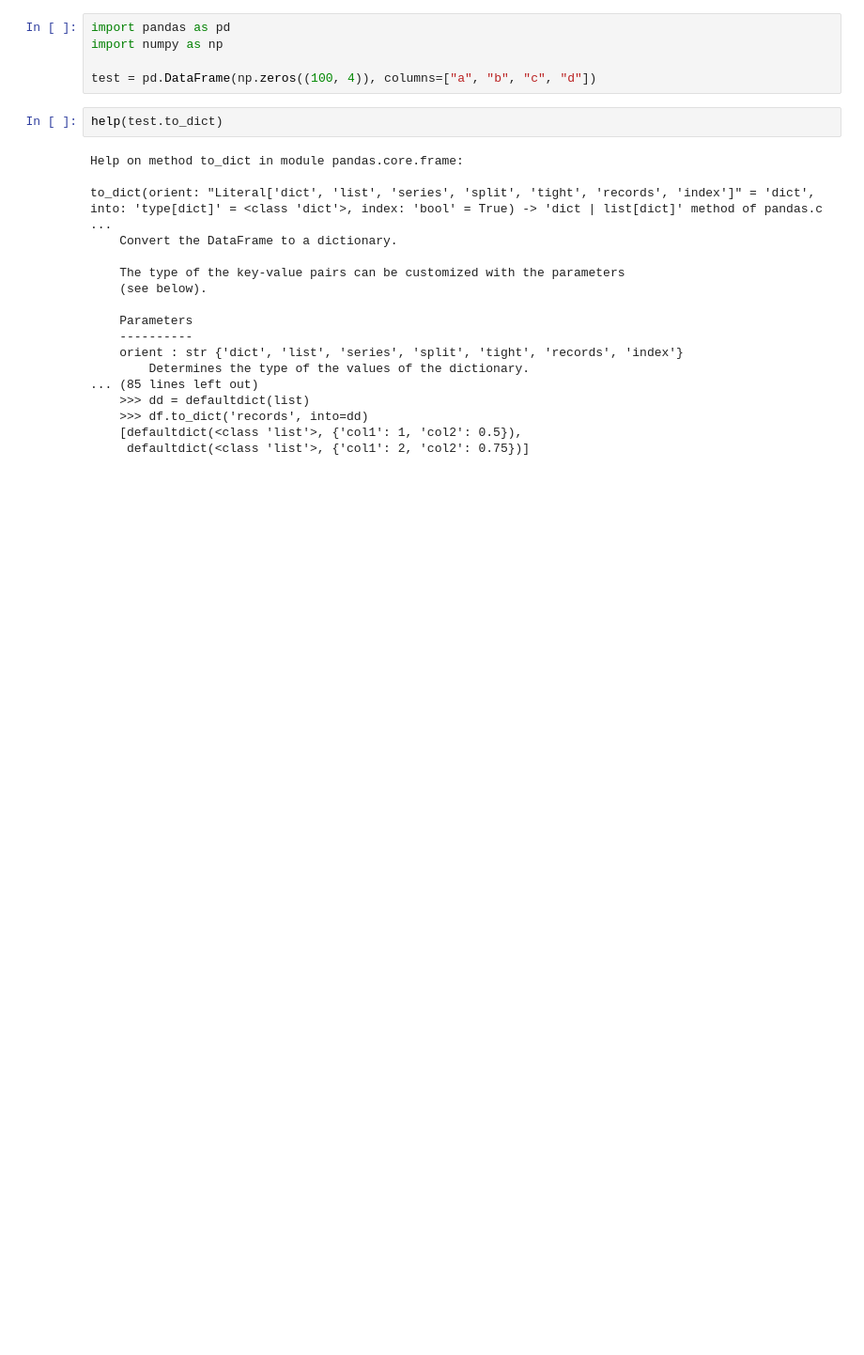
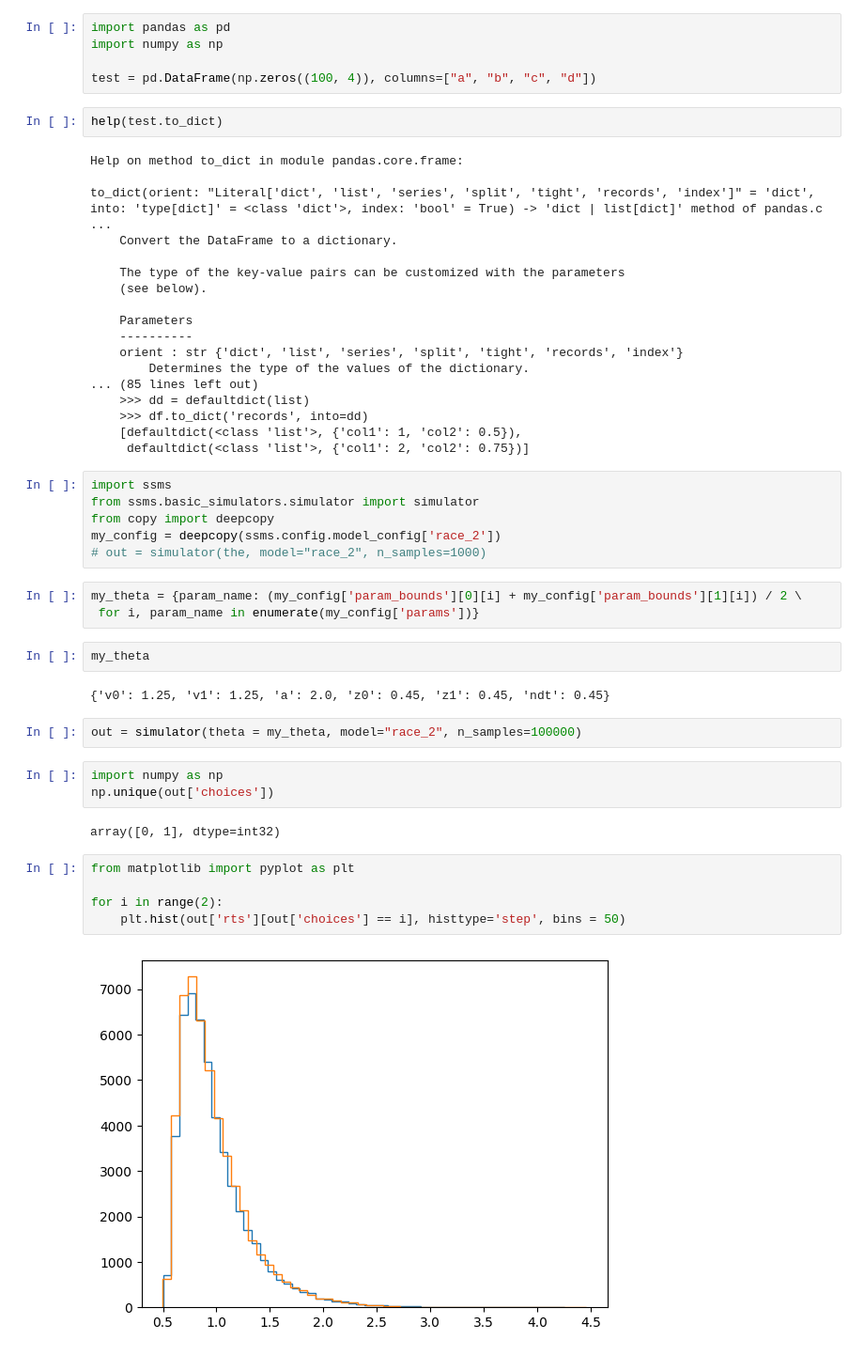
Before and after one commit to AlexanderFengler/ssm-simulators, a Jupyter notebook: notebooks/essential_tests.ipynb, the cells around one changed output. Shown at 94% size. Cells and saved outputs as stored; diff of their text form; blank space fills up the shorter version.

```diff
--- a/notebooks/essential_tests.ipynb
+++ b/notebooks/essential_tests.ipynb
@@ -589,3 +589,30 @@ to_dict(orient: "Literal['dict', 'list', 'series', 'split', 'tight', 'records',
     >>> df.to_dict('records', into=dd)
     [defaultdict(<class 'list'>, {'col1': 1, 'col2': 0.5}),
      defaultdict(<class 'list'>, {'col1': 2, 'col2': 0.75})]
+# %%
+import ssms
+from ssms.basic_simulators.simulator import simulator
+from copy import deepcopy
+my_config = deepcopy(ssms.config.model_config['race_2'])
+# out = simulator(the, model="race_2", n_samples=1000)
+# %%
+my_theta = {param_name: (my_config['param_bounds'][0][i] + my_config['param_bounds'][1][i]) / 2 \
+ for i, param_name in enumerate(my_config['params'])}
+# %%
+my_theta
+# %% [output]
+{'v0': 1.25, 'v1': 1.25, 'a': 2.0, 'z0': 0.45, 'z1': 0.45, 'ndt': 0.45}
+# %%
+out = simulator(theta = my_theta, model="race_2", n_samples=100000)
+# %%
+import numpy as np
+np.unique(out['choices'])
+# %% [output]
+array([0, 1], dtype=int32)
+# %%
+from matplotlib import pyplot as plt
+
+for i in range(2):
+    plt.hist(out['rts'][out['choices'] == i], histtype='step', bins = 50)
+# %% [output]
+[figure, added]
```
Also changed, not shown: 8 other files.
